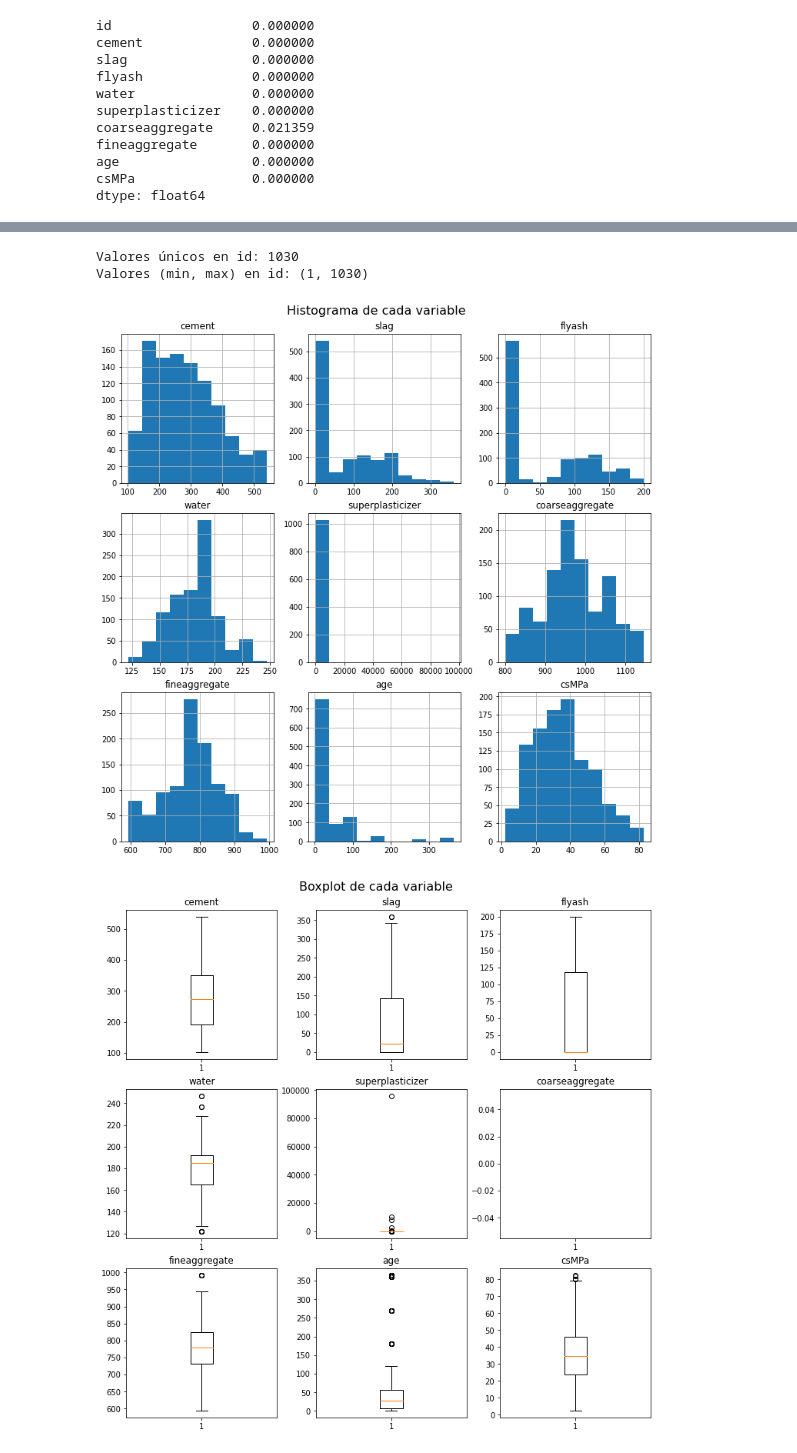
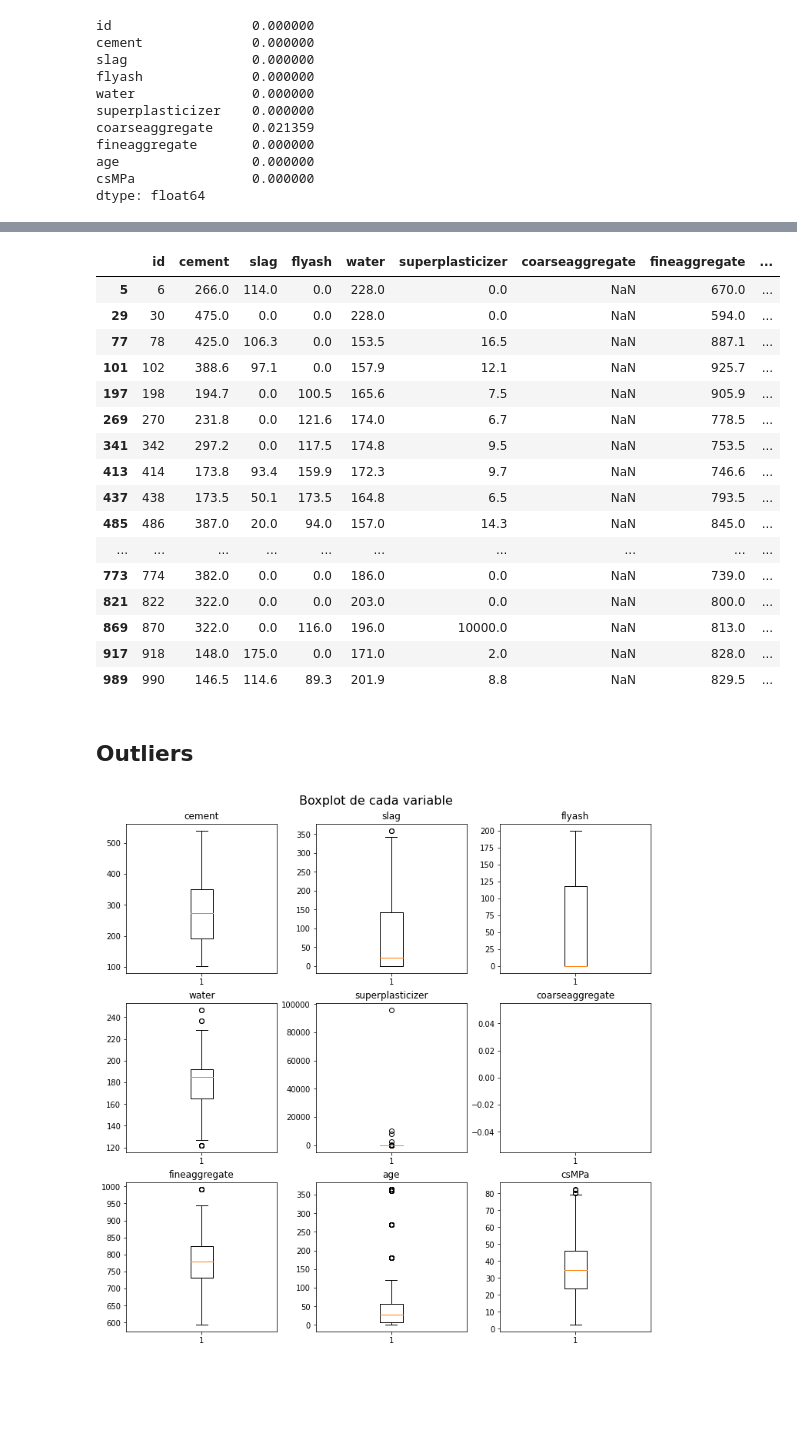
Before and after one commit to GabrielVargasR/University-Artificial-Intelligence, a Jupyter notebook: TC3 - Regression and Feature Engineering/2021-2-Trabajo Practico_03.ipynb, the cells around one changed output, grey strips where cells are left out. Drawn from its saved outputs; the diff is of its cells as text; code cells hidden in the pictures; blank space fills up the shorter version.

```diff
--- a/TC3 - Regression and Feature Engineering/2021-2-Trabajo Practico_03.ipynb
+++ b/TC3 - Regression and Feature Engineering/2021-2-Trabajo Practico_03.ipynb
@@ -117,21 +137,26 @@ plt.show()
-# %%
-# no se grafica id pues se sabe que todos los valores son únicos y seguidos
-print(f'Valores únicos en id: {data["id"].nunique()}')
-print(f'Valores (min, max) en id: ({data["id"].min()}, {data["id"].max()})')
-
-fig, axs = plt.subplots(3, 3, constrained_layout=True, figsize=(10,10))
-fig.suptitle('Histograma de cada variable', fontsize=16)
-d = 1
-for i in range(3):
-    for j in range(3):
-        axs[i,j].set_title(data.columns[d])
-        data.iloc[:, d].hist(ax=axs[i,j])
-        d += 1
-plt.show()
-# %% [output]
-Valores únicos en id: 1030
-Valores (min, max) en id: (1, 1030)
-[figure, removed]
+# %%
+# MCAR
+data[data.isnull().any(axis=1)]
+# %% [output]
+|  | id | cement | slag | flyash | water | superplasticizer | coarseaggregate | fineaggregate | ... |
+| 5 | 6 | 266.0 | 114.0 | 0.0 | 228.0 | 0.0 | NaN | 670.0 | ... |
+| 29 | 30 | 475.0 | 0.0 | 0.0 | 228.0 | 0.0 | NaN | 594.0 | ... |
+| 77 | 78 | 425.0 | 106.3 | 0.0 | 153.5 | 16.5 | NaN | 887.1 | ... |
+| 101 | 102 | 388.6 | 97.1 | 0.0 | 157.9 | 12.1 | NaN | 925.7 | ... |
+| 197 | 198 | 194.7 | 0.0 | 100.5 | 165.6 | 7.5 | NaN | 905.9 | ... |
+| 269 | 270 | 231.8 | 0.0 | 121.6 | 174.0 | 6.7 | NaN | 778.5 | ... |
+| 341 | 342 | 297.2 | 0.0 | 117.5 | 174.8 | 9.5 | NaN | 753.5 | ... |
+| 413 | 414 | 173.8 | 93.4 | 159.9 | 172.3 | 9.7 | NaN | 746.6 | ... |
+| 437 | 438 | 173.5 | 50.1 | 173.5 | 164.8 | 6.5 | NaN | 793.5 | ... |
+| 485 | 486 | 387.0 | 20.0 | 94.0 | 157.0 | 14.3 | NaN | 845.0 | ... |
+| ... | ... | ... | ... | ... | ... | ... | ... | ... | ... |
+| 773 | 774 | 382.0 | 0.0 | 0.0 | 186.0 | 0.0 | NaN | 739.0 | ... |
+| 821 | 822 | 322.0 | 0.0 | 0.0 | 203.0 | 0.0 | NaN | 800.0 | ... |
+| 869 | 870 | 322.0 | 0.0 | 116.0 | 196.0 | 10000.0 | NaN | 813.0 | ... |
+| 917 | 918 | 148.0 | 175.0 | 0.0 | 171.0 | 2.0 | NaN | 828.0 | ... |
+| 989 | 990 | 146.5 | 114.6 | 89.3 | 201.9 | 8.8 | NaN | 829.5 | ... |
+# %% [markdown]
+## Outliers
 # %%
 fig, axs = plt.subplots(3, 3, constrained_layout=True, figsize=(10,10))
 fig.suptitle('Boxplot de cada variable', fontsize=16)
```
Also changed, not shown: parts of 13 cells of this notebook.
